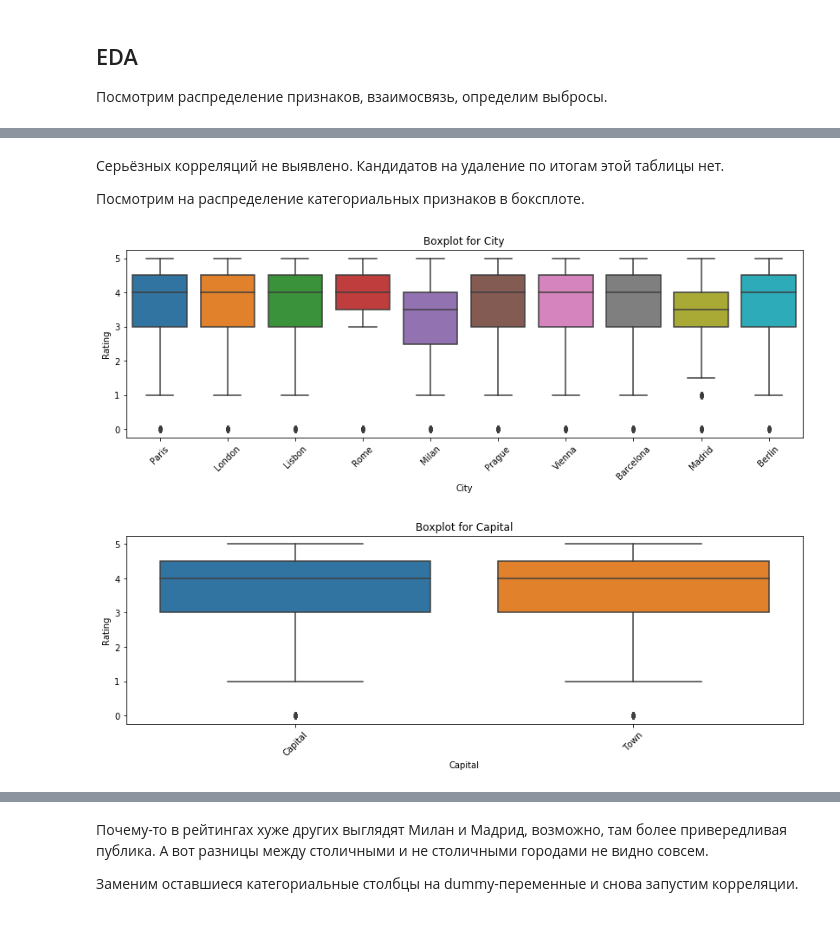
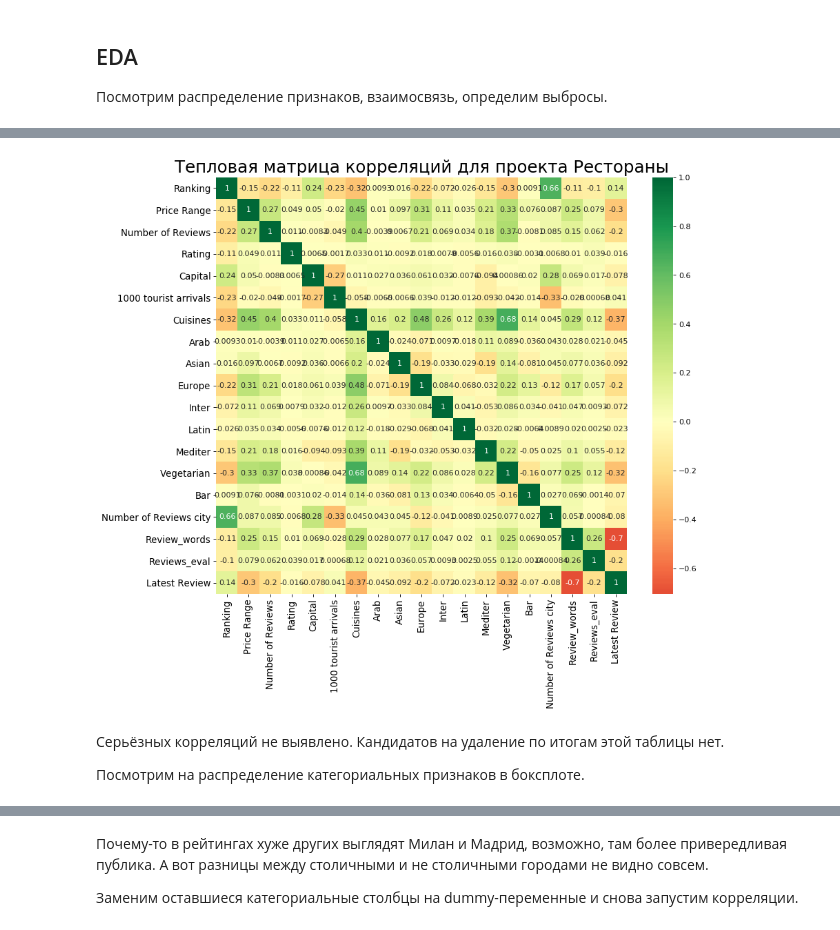
Before and after one commit to Anna-Coon-Da/My_SkillFactory, a Jupyter notebook: module_3/[SF-DST]Restaurants_rating_ML.ipynb, the cells around one changed output, grey strips where cells are left out. Saved outputs shown, nothing was run; the diff lists cells and outputs as text; code cells hidden in the pictures.

```diff
--- a/module_3/[SF-DST]Restaurants_rating_ML.ipynb
+++ b/module_3/[SF-DST]Restaurants_rating_ML.ipynb
@@ -790,3 +988,14 @@ sns.heatmap(data.drop(['sample'], axis=1).corr(),)
+# %%
+plt.figure(figsize=(12,10), dpi= 80)
+sns.heatmap(data.drop(['sample'], axis=1).corr(), xticklabels=data.drop(['sample'], axis=1).corr().columns, yticklabels=data.drop(['sample'], axis=1).corr().columns, cmap='RdYlGn', center=0, annot=True)
+
+# Decorations
+plt.title('Тепловая матрица корреляций для проекта Рестораны', fontsize=22)
+plt.xticks(fontsize=12)
+plt.yticks(fontsize=12)
+plt.show()
+# %% [output]
+[figure, added]
 # %% [markdown]
 Серьёзных корреляций не выявлено. Кандидатов на удаление по итогам этой таблицы нет.
 
@@ -806,6 +1011,0 @@ list_cat=['City', 'Capital']
-# %%
-for col in list_cat:
-    get_boxplot(col)
-# %% [output]
-[figure, removed]
-[figure, removed]
```
Also changed, not shown: parts of 55 cells of this notebook, 1 other file.
